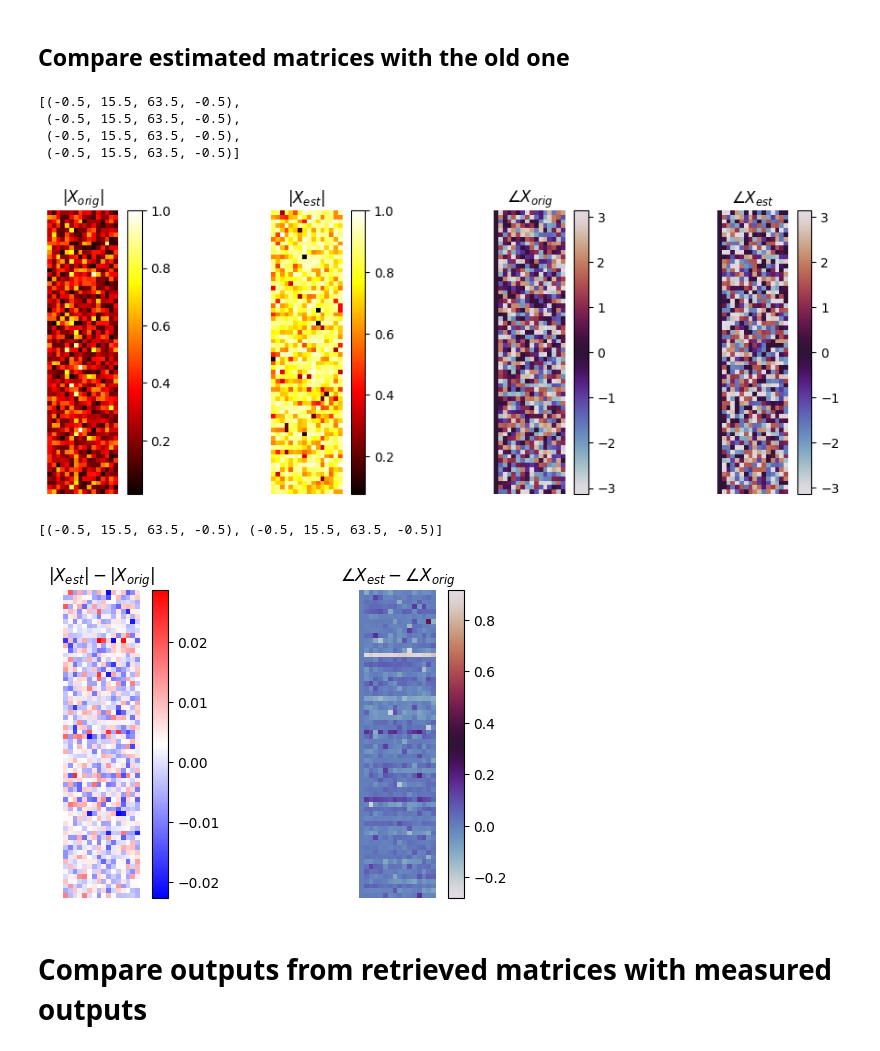
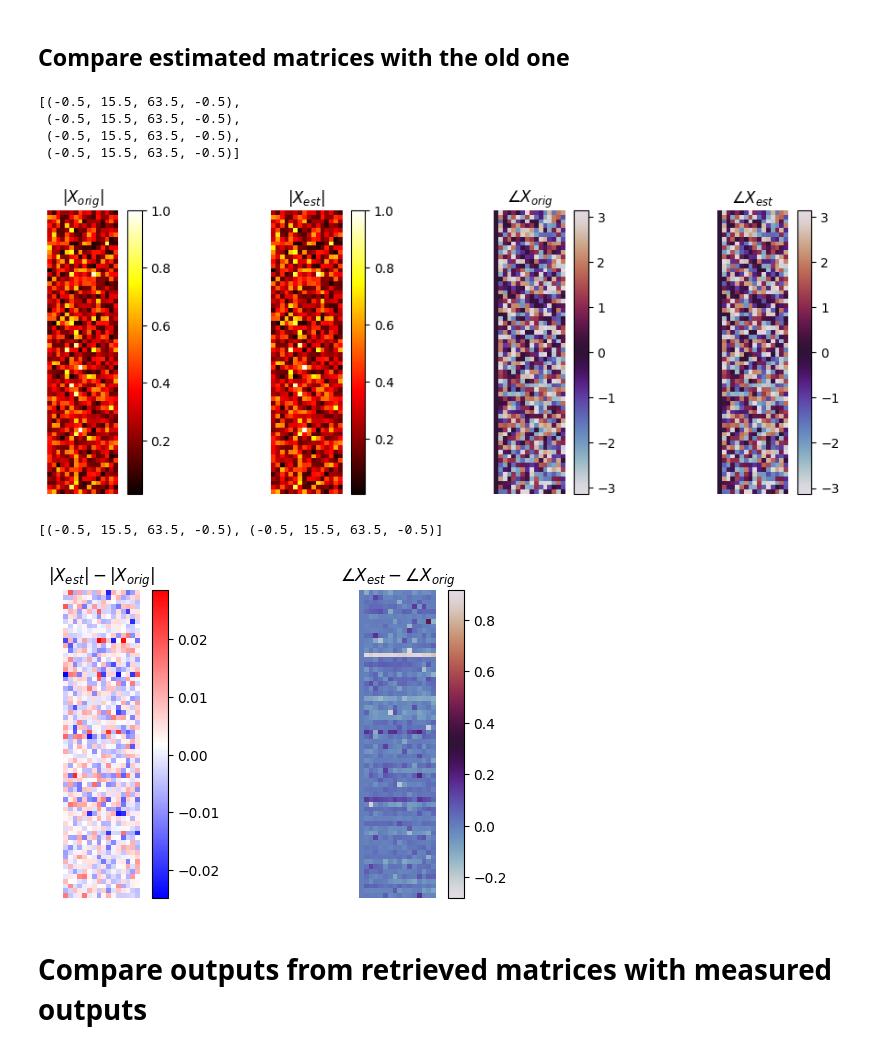
Before and after one commit to jysru/pim_methods, a Jupyter notebook: check_admm_diffuser.ipynb, the cells around one changed output. Drawn from its saved outputs; the diff is of its cells as text; code cells hidden in the pictures.

```diff
--- a/check_admm_diffuser.ipynb
+++ b/check_admm_diffuser.ipynb
@@ -30,7 +30,7 @@ X = result['XkNorm']
 # %% [markdown]
 ## Retrieve matrices using current implementation
 # %%
-runner = TMR(A, B, verbose=False, device='cuda')
-runner.run_admm(max_iter=100, lr=1e-2, tol=1e-7, rho=1)
-runner.show_results()
+tmr = TMR(A, B, verbose=False, device='cuda')
+tmr.run_admm(max_iter=100, lr=1e-2, tol=1e-7, rho=1)
+tmr.show_results()
 # %% [output]
@@ -83,34 +83,34 @@ Iteration:  99 - distance = 1.799e-01 - stopping distance = 7.818e-05
 # %%
 titles = [r"$|X_{orig}|$", r"$|X_{est}|$", r"$\angle X_{orig}$", r"$\angle X_{est}$"]
 pls = []
 
 fig, axs = plt.subplots(1, 4, figsize=(12,4))
 pls.append(axs[0].imshow(np.abs(X), cmap="hot"))
-pls.append(axs[1].imshow(np.abs(runner.X_norm.T), cmap="hot"))
+pls.append(axs[1].imshow(np.abs(tmr.X_norm.T), cmap="hot"))
 pls.append(axs[2].imshow(np.angle(X), cmap="twilight"))
-pls.append(axs[3].imshow(np.angle(runner.X_norm.T), cmap="twilight"))
+pls.append(axs[3].imshow(np.angle(tmr.X_norm.T), cmap="twilight"))
 [ plt.colorbar(pls[i], ax=axs[i]) for i in range(len(pls)) ]
 [ axs[i].set_title(titles[i]) for i in range(len(pls)) ]
 [ axs[i].axis('off') for i in range(len(pls)) ]
 # %% [output]
 [(-0.5, 15.5, 63.5, -0.5),
  (-0.5, 15.5, 63.5, -0.5),
  (-0.5, 15.5, 63.5, -0.5),
  (-0.5, 15.5, 63.5, -0.5)]
-[figure, old version]
+[figure, new version]
 # %%
 titles = [r"$|X_{est}| - |X_{orig}|$", r"$\angle X_{est} - \angle X_{orig}$"]
 pls = []
 
 fig, axs = plt.subplots(1, 2, figsize=(7,4))
-pls.append(axs[0].imshow(np.abs(X1.T) - np.abs(X), cmap="bwr"))
-pls.append(axs[1].imshow(np.angle(np.exp(1j * (np.angle(X1.T) - np.angle(X)))), cmap="twilight"))
+pls.append(axs[0].imshow(np.abs(tmr.X_norm.T) - np.abs(X), cmap="bwr"))
+pls.append(axs[1].imshow(np.angle(np.exp(1j * (np.angle(tmr.X_norm.T) - np.angle(X)))), cmap="twilight"))
 [ plt.colorbar(pls[i], ax=axs[i]) for i in range(len(pls)) ]
 [ axs[i].set_title(titles[i]) for i in range(len(pls)) ]
 [ axs[i].axis('off') for i in range(len(pls)) ]
 # %% [output]
 [(-0.5, 15.5, 63.5, -0.5), (-0.5, 15.5, 63.5, -0.5)]
-[figure, old version]
+[figure, new version]
 # %% [markdown]
 # Compare outputs from retrieved matrices with measured outputs
 # %%
```
Also changed, not shown: parts of 5 cells of this notebook.
